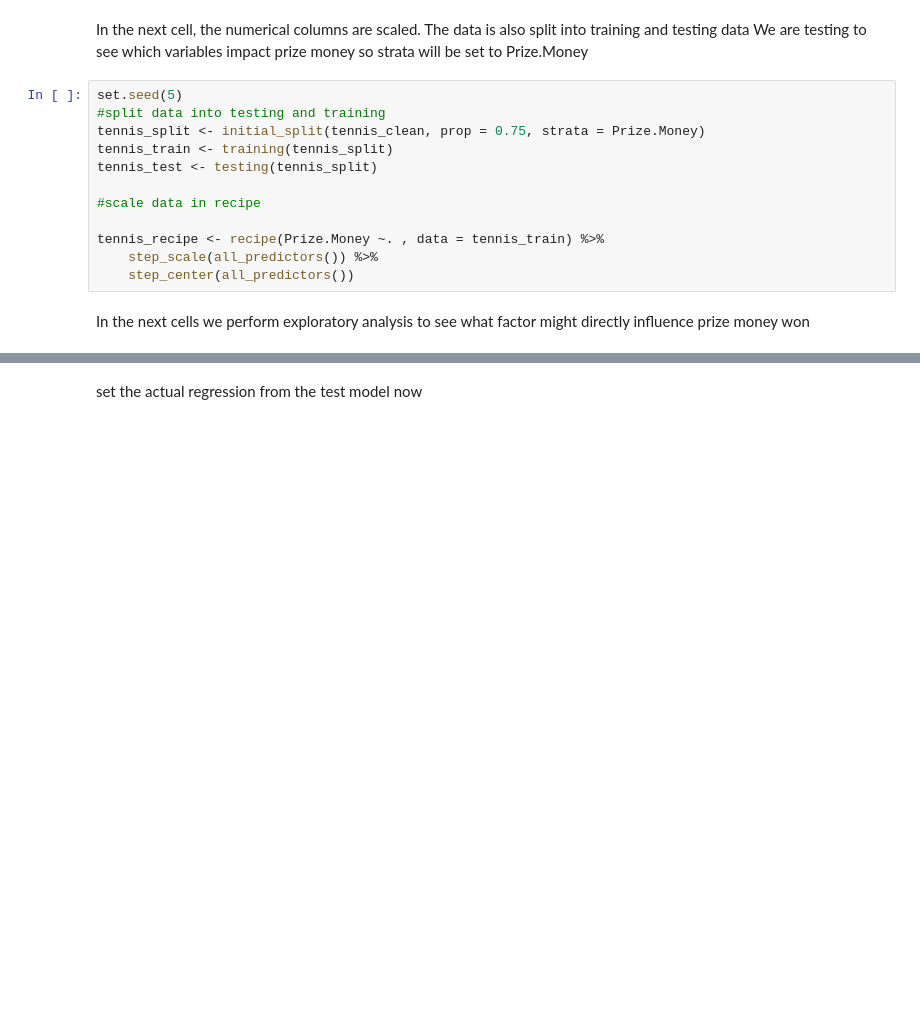
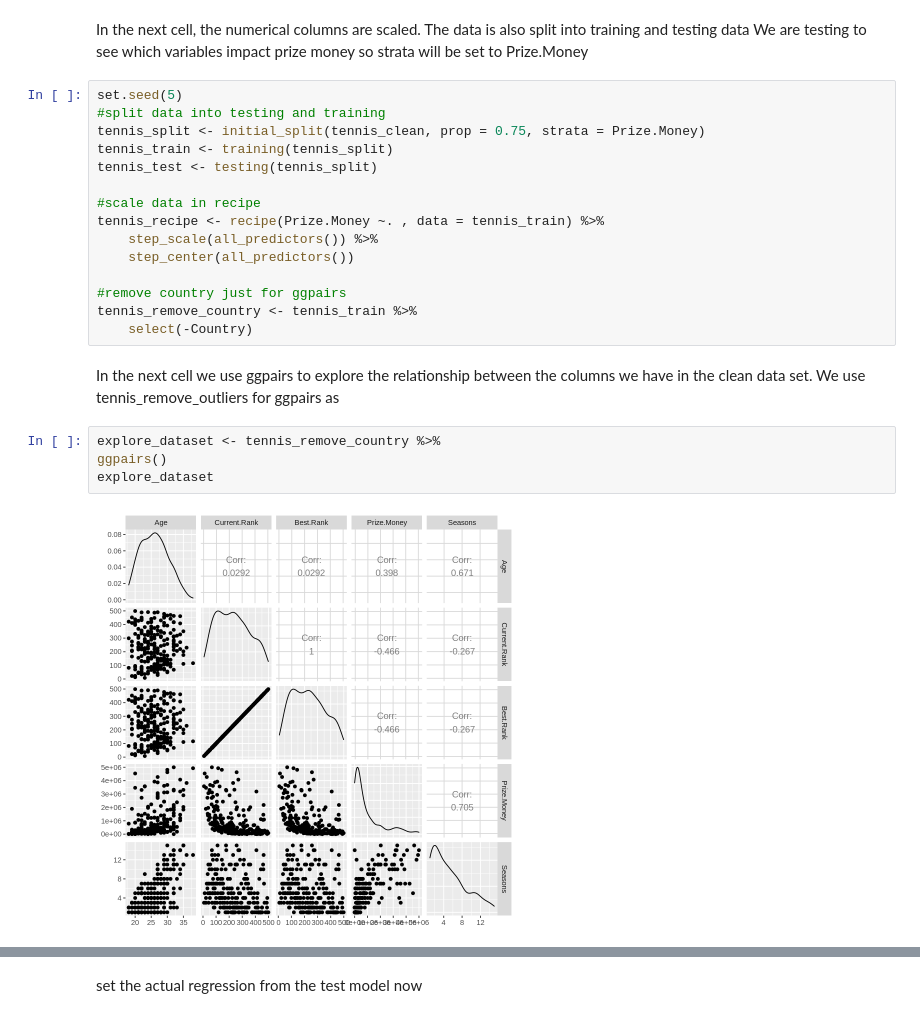
Before and after one commit to navg1250/dsci-project-report, a Jupyter notebook: redone_proposal.ipynb, the cells around one changed output, grey strips where cells are left out. Saved outputs shown, nothing was run; the diff lists cells and outputs as text; blank space fills up the shorter version.

```diff
--- a/redone_proposal.ipynb
+++ b/redone_proposal.ipynb
@@ -181,9 +171,18 @@ tennis_train <- training(tennis_split)
 tennis_test <- testing(tennis_split)
 
 #scale data in recipe
-
 tennis_recipe <- recipe(Prize.Money ~. , data = tennis_train) %>%
     step_scale(all_predictors()) %>%
     step_center(all_predictors())
+
+#remove country just for ggpairs
+tennis_remove_country <- tennis_train %>%
+    select(-Country)
-# %% [markdown]
-In the next cells we perform exploratory analysis to see what factor might directly influence prize money won
+# %% [markdown]
+In the next cell we use ggpairs to explore the relationship between the columns we have in the clean data set. We use tennis_remove_outliers for ggpairs as
+# %%
+explore_dataset <- tennis_remove_country %>%
+ggpairs()
+explore_dataset
+# %% [output]
+[figure, added]
```
Also changed, not shown: parts of 26 cells of this notebook.
